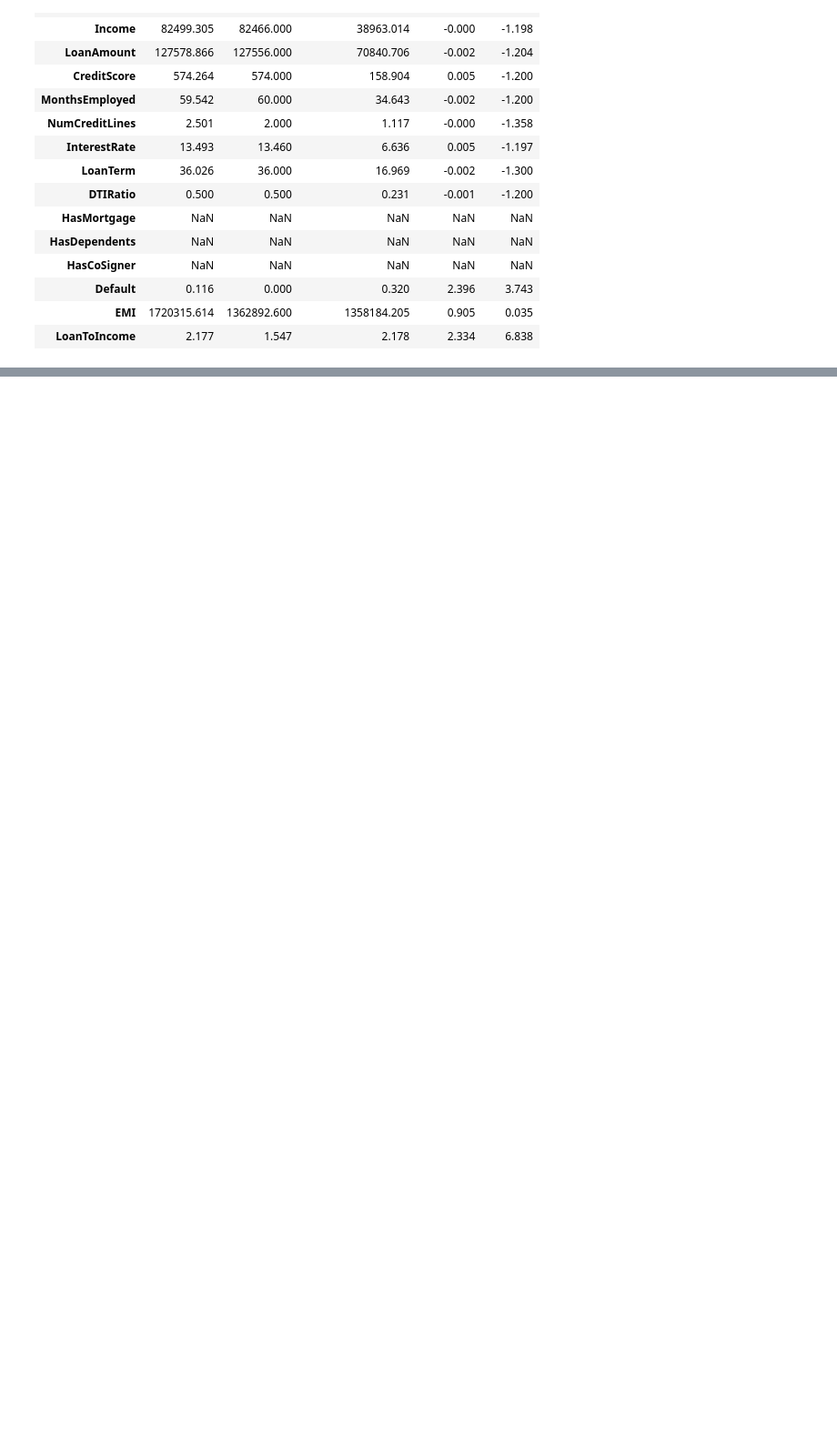
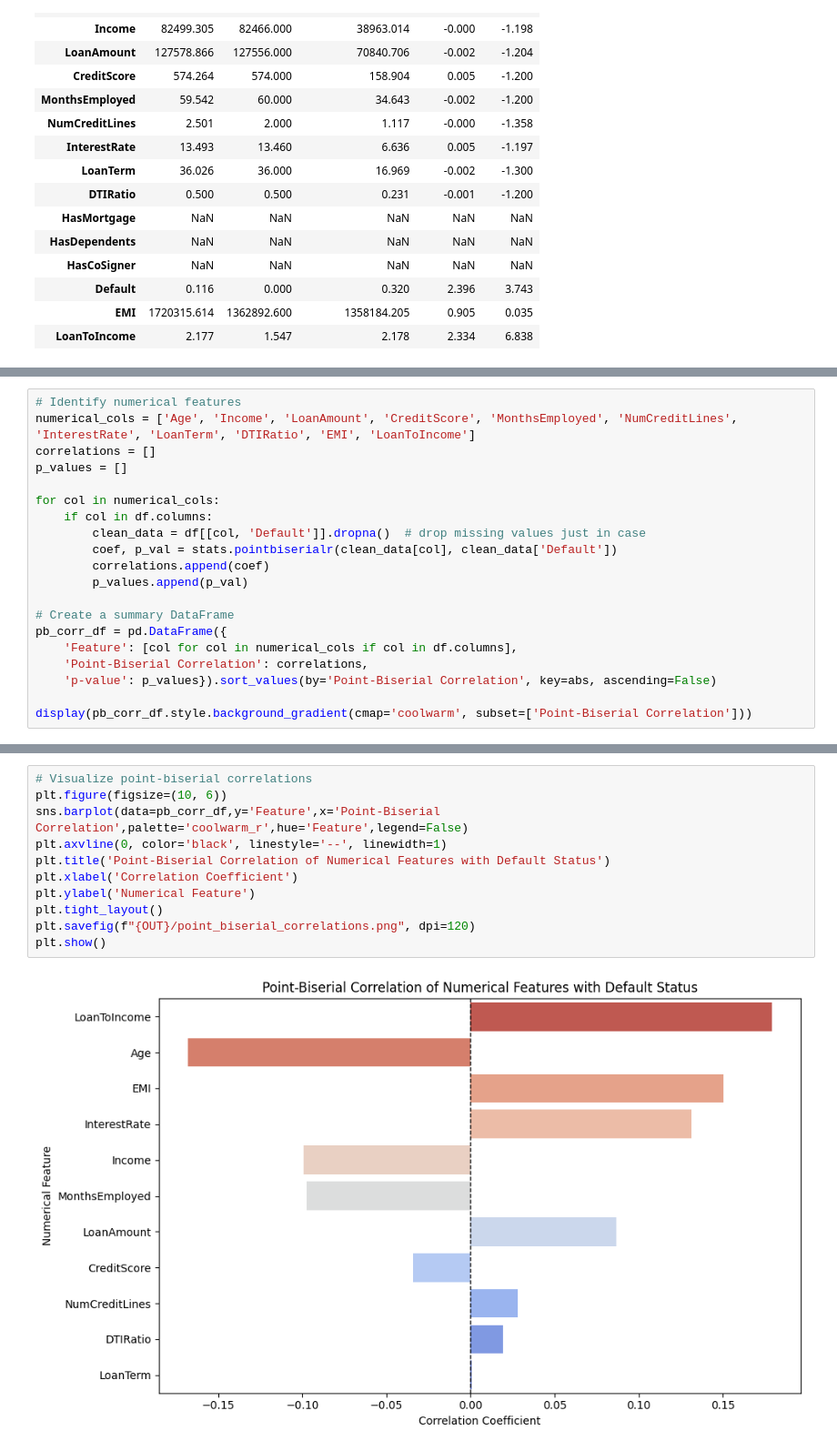
Before and after one commit to rudrascience/Loan_Default_Analysis, a Jupyter notebook: eda-rudrajit-das.ipynb, the cells around one changed output, grey strips where cells are left out. Shown at 91% size. Drawn from its saved outputs; the diff is of its cells as text; blank space fills up the shorter version.

```diff
--- a/eda-rudrajit-das.ipynb
+++ b/eda-rudrajit-das.ipynb
@@ -539,0 +605,20 @@ display(summary_table)
+# %%
+# Identify numerical features
+numerical_cols = ['Age', 'Income', 'LoanAmount', 'CreditScore', 'MonthsEmployed', 'NumCreditLines', 'InterestRate', 'LoanTerm', 'DTIRatio', 'EMI', 'LoanToIncome']
+correlations = []
+p_values = []
+
+for col in numerical_cols:
+    if col in df.columns:
+        clean_data = df[[col, 'Default']].dropna()  # drop missing values just in case
+        coef, p_val = stats.pointbiserialr(clean_data[col], clean_data['Default'])
+        correlations.append(coef)
+        p_values.append(p_val)
+
+# Create a summary DataFrame
+pb_corr_df = pd.DataFrame({
+    'Feature': [col for col in numerical_cols if col in df.columns],
+    'Point-Biserial Correlation': correlations,
+    'p-value': p_values}).sort_values(by='Point-Biserial Correlation', key=abs, ascending=False)
+
+display(pb_corr_df.style.background_gradient(cmap='coolwarm', subset=['Point-Biserial Correlation']))
@@ -539,0 +638,13 @@ display(summary_table)
+# %%
+# Visualize point-biserial correlations
+plt.figure(figsize=(10, 6))
+sns.barplot(data=pb_corr_df,y='Feature',x='Point-Biserial Correlation',palette='coolwarm_r',hue='Feature',legend=False)
+plt.axvline(0, color='black', linestyle='--', linewidth=1)
+plt.title('Point-Biserial Correlation of Numerical Features with Default Status')
+plt.xlabel('Correlation Coefficient')
+plt.ylabel('Numerical Feature')
+plt.tight_layout()
+plt.savefig(f"{OUT}/point_biserial_correlations.png", dpi=120)
+plt.show()
+# %% [output]
+[figure, added]
```
Also changed, not shown: parts of 16 cells of this notebook.
